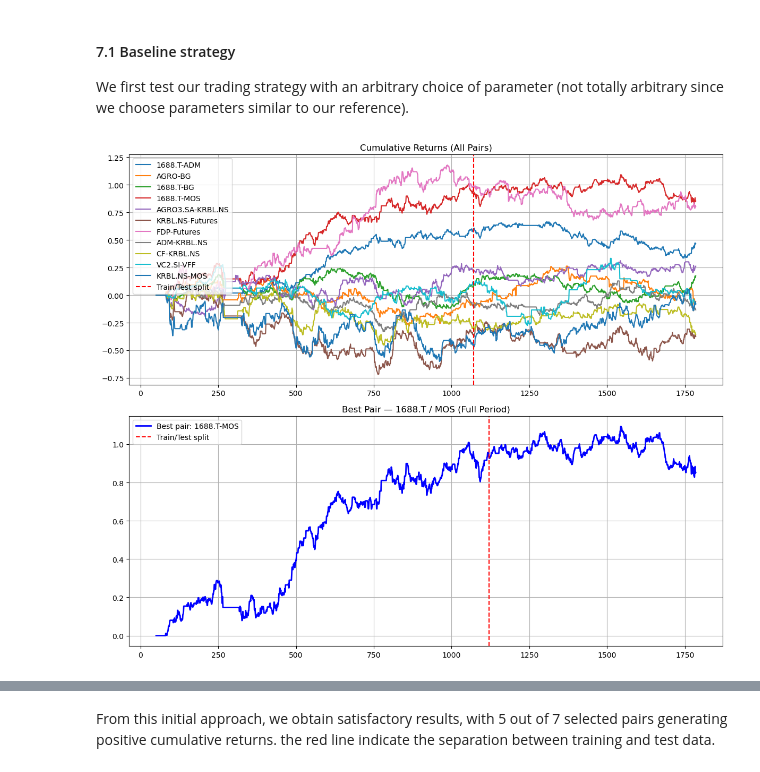
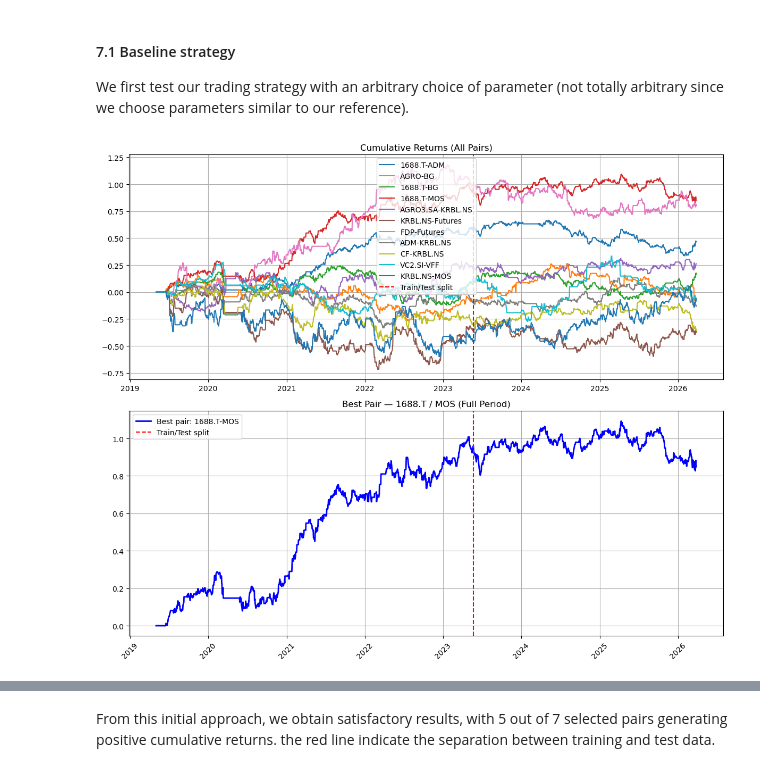
Before and after one commit to NatachaGsn/rice-trading-project, a Jupyter notebook: Trading_game2.ipynb, the cells around one changed output, grey strips where cells are left out. Cells and saved outputs as stored; diff of their text form; code cells hidden in the pictures.

```diff
--- a/Trading_game2.ipynb
+++ b/Trading_game2.ipynb
@@ -395,0 +109,11 @@ price_visualization(df)
+# %%
+START = '2018-01-01'
+END  = '2026-03-28'
+
+tickers = anchor + sector_proxies + companies
+
+data = yf.download(tickers, start=START, end=END, progress=False)
+
+close_prices = data["Close"]
+
+print(close_prices.head())
@@ -395,0 +250,9 @@ price_visualization(df)
+# %%
+ANCHOR = 'Futures'
+
+first_futures_date = df_raw[ANCHOR].first_valid_index()
+last_futures_date  = df_raw[ANCHOR].last_valid_index()
+
+df = df_raw[(df_raw.index >= first_futures_date) & (df_raw.index <= last_futures_date)].copy()
+
+print(f"Date range: {first_futures_date} / {last_futures_date}")
@@ -969,16 +962,28 @@ def annual_volatility(returns, freq=252):
 We first test our trading strategy with an arbitrary choice of parameter (not totally arbitrary since we choose parameters similar to our reference).
 # %%
 split_ratio = 0.6
+
+dates = pd.to_datetime(df_prices.iloc[:, 0])
 
 fig, (ax1, ax2) = plt.subplots(2, 1, figsize=(12, 10))
 
 best_sharpe = -np.inf
 best_pair = None
 best_all_returns = None
+best_time_index = None
+best_split_date = None
 
 for pair, Y in pairs_Y.items():
 
-    res = run_strategy(Y, lookback=50, L_v=30, k=1.5, threshold=0.7, transaction_cost=0.0, split=split_ratio)
+    res = run_strategy(
+        Y,
+        lookback=50,
+        L_v=30,
+        k=1.5,
+        threshold=0.7,
+        transaction_cost=0.0,
+        split=split_ratio
+    )
 
     if res is None:
         continue
@@ -986,48 +991,55 @@ for pair, Y in pairs_Y.items():
     returns = res["returns"]
     split_idx = res["split_index"]
     cum_returns = np.nancumsum(returns)
-    time_index = Y.index[-len(cum_returns):]
+
+    # index entiers de Y -> vraies dates de df_prices
+    valid_idx = Y.index[-len(cum_returns):]
+    time_index = dates.iloc[valid_idx]
 
     ax1.plot(time_index, cum_returns, label=f"{pair[0]}-{pair[1]}")
-    split_date = Y.index[split_idx]
+
+    # date du split pour cette paire
+    split_date = dates.iloc[Y.index[split_idx]]
 
     # find best pair by Sharpe on full period
     sr = sharpe_ratio(returns)
     if sr > best_sharpe:
         best_sharpe = sr
         best_pair = pair
         best_all_returns = returns
         best_time_index = time_index
         best_split_idx = split_idx
+        best_split_date = split_date
 
-ax1.axvline(x=split_date, color='red', linestyle='--', label='Train/Test split')
+ax1.axvline(x=best_split_date, color='red', linestyle='--', label='Train/Test split')
 ax1.legend()
 ax1.set_title("Cumulative Returns (All Pairs)")
 ax1.grid()
 
 best_cum = np.nancumsum(best_all_returns)
 ax2.plot(best_time_index, best_cum, color='blue', linewidth=2,
          label=f"Best pair: {best_pair[0]}-{best_pair[1]}")
-ax2.axvline(x=best_time_index[best_split_idx], color='red', linestyle='--', label='Train/Test split')
+ax2.axvline(x=best_split_date, color='red', linestyle='--', label='Train/Test split')
 ax2.set_title(f"Best Pair — {best_pair[0]} / {best_pair[1]} (Full Period)")
 ax2.legend()
 ax2.grid()
 
+plt.xticks(rotation=45)
 plt.tight_layout()
 plt.show()
 
 sr  = sharpe_ratio(best_all_returns)
 cal = calmar_ratio(best_all_returns)
 ar  = annual_return(best_all_returns)
 av  = annual_volatility(best_all_returns)
 mdd = max_drawdown(best_cum)
 
 print(f"\nBest Pair: {best_pair[0]} / {best_pair[1]}")
-print(f" Sharpe Ratio     : {sr}")
-print(f" Calmar Ratio     : {cal}")
-print(f"  Annual Return    : {ar}")
-print(f"  Annual Volatility: {av}")
-print(f"  Max Drawdown     : {mdd}")
+print(f"Sharpe Ratio      : {sr}")
+print(f"Calmar Ratio      : {cal}")
+print(f"Annual Return     : {ar}")
+print(f"Annual Volatility : {av}")
+print(f"Max Drawdown      : {mdd}")
 # %% [output]
-[figure, old version]
+[figure, new version]
 Best Pair: 1688.T / MOS
```
Also changed, not shown: parts of 57 cells of this notebook, 1 other file.
